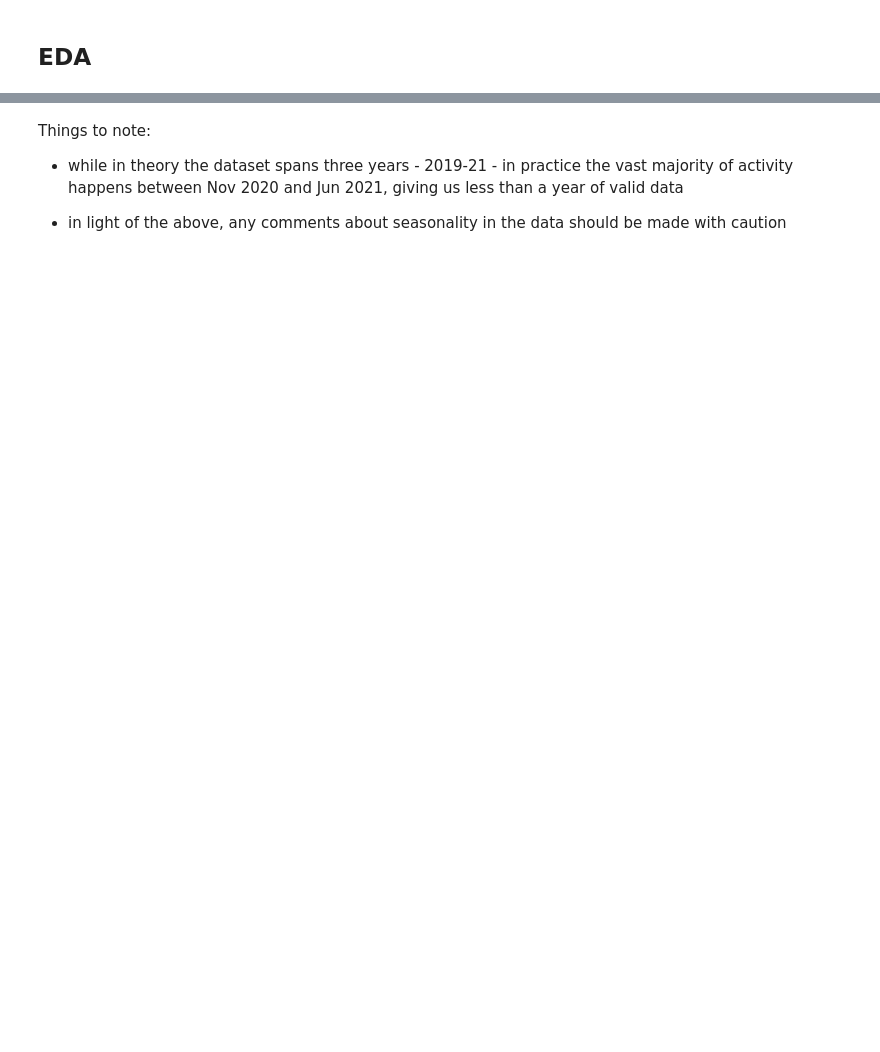
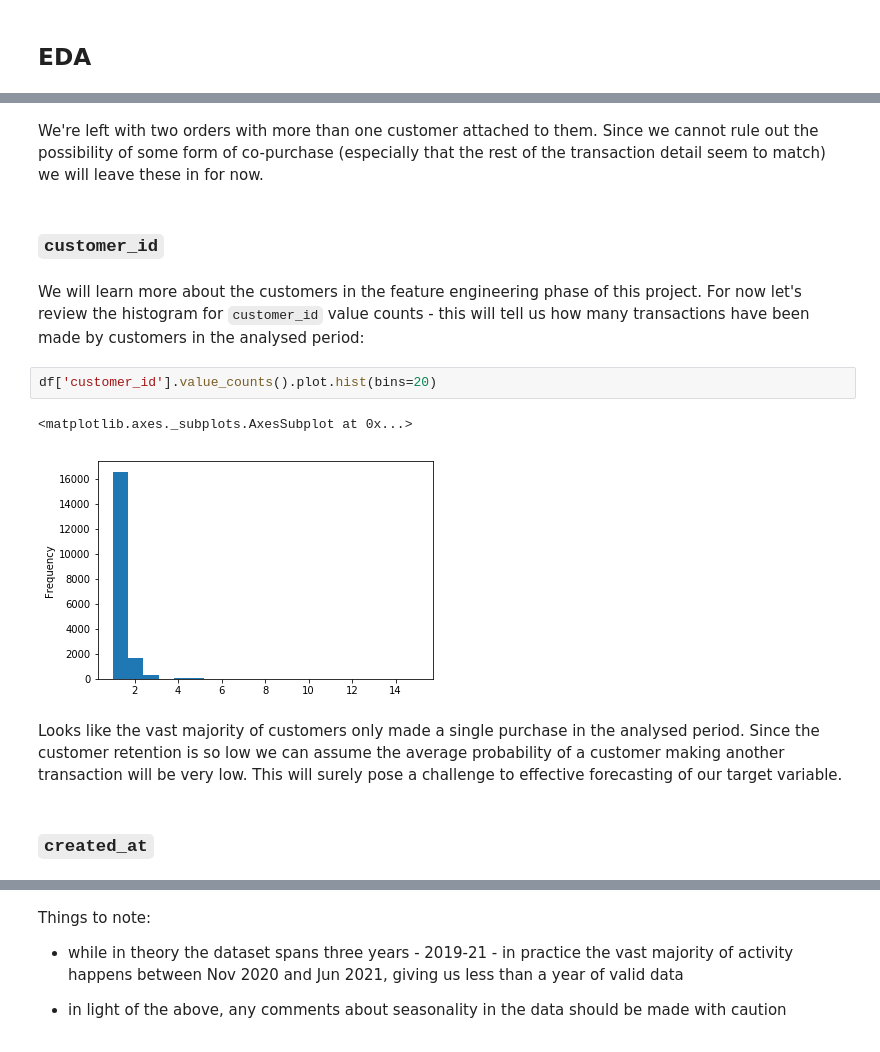
Before and after one commit to TomaszKaleczyc/customer_order_prediction, a Jupyter notebook: src/01_EDA.ipynb, the cells around one changed output, grey strips where cells are left out. Saved outputs shown, nothing was run; the diff lists cells and outputs as text; blank space fills up the shorter version.

```diff
--- a/src/01_EDA.ipynb
+++ b/src/01_EDA.ipynb
@@ -73,0 +135,15 @@ df.describe(include='all', datetime_is_numeric=True)
+# %% [markdown]
+We're left with two orders with more than one customer attached to them. Since we cannot rule out the possibility of some form of co-purchase (especially that the rest of the transaction detail seem to match) we will leave these in for now.
+# %% [markdown]
+### `customer_id`
+# %% [markdown]
+We will learn more about the customers in the feature engineering phase of this project. For now let's review the histogram for `customer_id` value counts - this will tell us how many transactions have been made by customers in the analysed period:
+# %%
+df['customer_id'].value_counts().plot.hist(bins=20)
+# %% [output]
+<matplotlib.axes._subplots.AxesSubplot at 0x...>
+[figure, added]
+# %% [markdown]
+Looks like the vast majority of customers only made a single purchase in the analysed period. Since the customer retention is so low we can assume the average probability of a customer making another transaction will be very low. This will surely pose a challenge to effective forecasting of our target variable.
+# %% [markdown]
+### `created_at`
```
Also changed, not shown: parts of 39 cells of this notebook.
